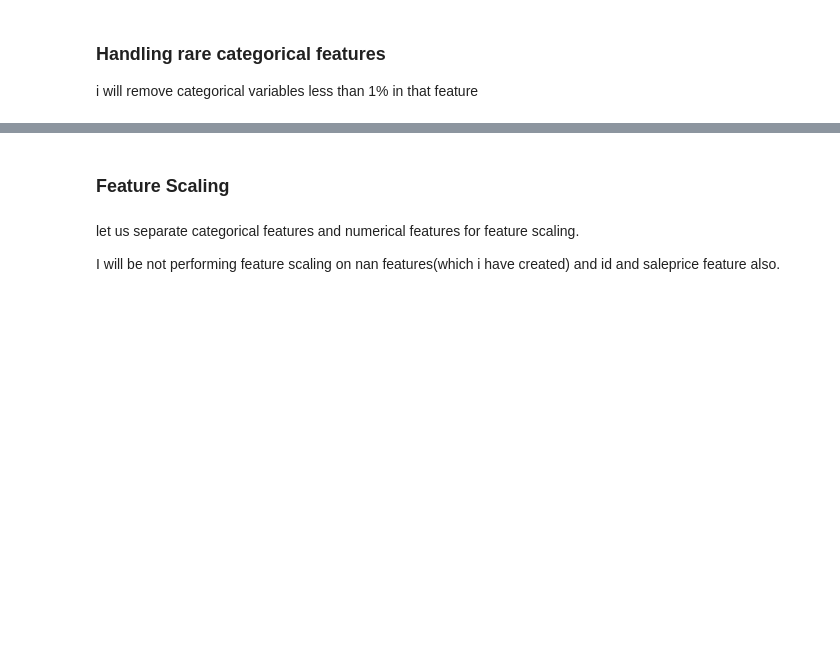
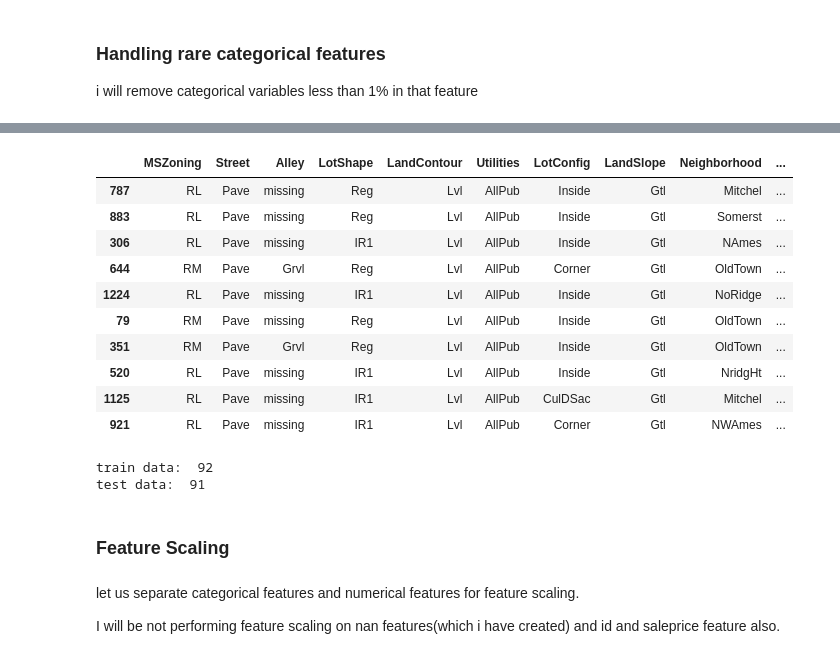
Before and after one commit to ShahulHam33d/House_price_prediction, a Jupyter notebook: FE-House_price_prediction.ipynb, the cells around one changed output, grey strips where cells are left out. Cells and saved outputs as stored; diff of their text form; code cells hidden in the pictures; blank space fills up the shorter version.

```diff
--- a/FE-House_price_prediction.ipynb
+++ b/FE-House_price_prediction.ipynb
@@ -336,7 +357,27 @@ df_train[tr_cat_features].head(20)
+# %%
+for feature in tt_cat_features:
+    not_rare = [var for var in df_train[feature].unique() if var != "rare_var" ]
+    df_test[feature] = np.where(df_test[feature].isin(not_rare),df_test[feature],"rare_var")
+df_test[tt_cat_features].sample(10)
+# %% [output]
+|  | MSZoning | Street | Alley | LotShape | LandContour | Utilities | LotConfig | LandSlope | Neighborhood | ... |
+| 787 | RL | Pave | missing | Reg | Lvl | AllPub | Inside | Gtl | Mitchel | ... |
+| 883 | RL | Pave | missing | Reg | Lvl | AllPub | Inside | Gtl | Somerst | ... |
+| 306 | RL | Pave | missing | IR1 | Lvl | AllPub | Inside | Gtl | NAmes | ... |
+| 644 | RM | Pave | Grvl | Reg | Lvl | AllPub | Corner | Gtl | OldTown | ... |
+| 1224 | RL | Pave | missing | IR1 | Lvl | AllPub | Inside | Gtl | NoRidge | ... |
+| 79 | RM | Pave | missing | Reg | Lvl | AllPub | Inside | Gtl | OldTown | ... |
+| 351 | RM | Pave | Grvl | Reg | Lvl | AllPub | Inside | Gtl | OldTown | ... |
+| 520 | RL | Pave | missing | IR1 | Lvl | AllPub | Inside | Gtl | NridgHt | ... |
+| 1125 | RL | Pave | missing | IR1 | Lvl | AllPub | CulDSac | Gtl | Mitchel | ... |
+| 921 | RL | Pave | missing | IR1 | Lvl | AllPub | Corner | Gtl | NWAmes | ... |
 # %%
 #checking
 print("train data: ",len(df_train.columns))
 print("test data: ",len(df_test.columns))# it will be one less bcoz of sale price column
+# %% [output]
+train data:  92
+test data:  91
 # %% [markdown]
 ### Feature Scaling
 # %% [markdown]
```
Also changed, not shown: parts of 23 cells of this notebook.
